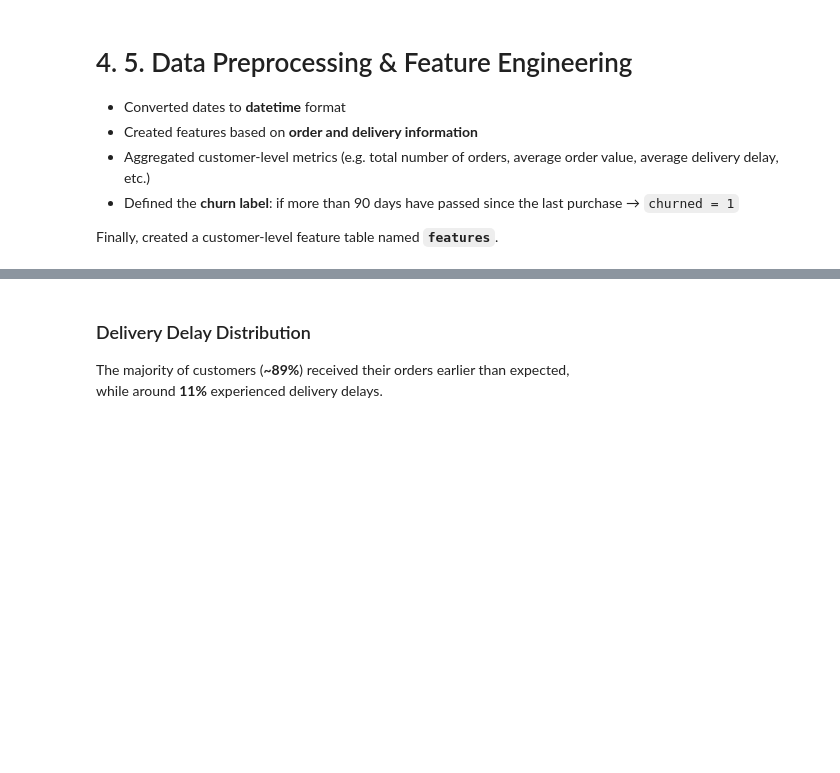
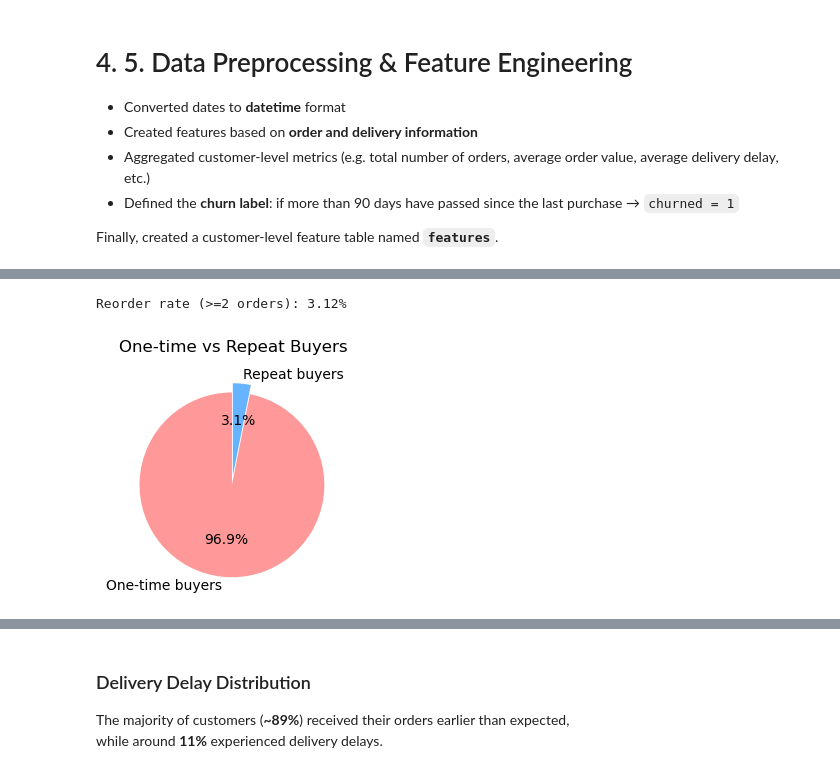
Before and after one commit to jameshan54/churn-prediction, a Jupyter notebook: notebooks/churn_prediction.ipynb, the cells around one changed output, grey strips where cells are left out. Cells and saved outputs as stored; diff of their text form; code cells hidden in the pictures; blank space fills up the shorter version.

```diff
--- a/notebooks/churn_prediction.ipynb
+++ b/notebooks/churn_prediction.ipynb
@@ -107,0 +94,12 @@ customer_orders = customer_orders.groupby("customer_unique_id").agg(
+# %%
+orders = orders.merge(
+    customers[["customer_id", "customer_unique_id"]],
+    on="customer_id", how="left"
+)
+
+customer_orders = orders.groupby("customer_unique_id").agg(
+    total_orders=("order_id", "nunique"),
+    last_order_date=("order_purchase_timestamp", "max")
+).reset_index()
+
+customer_orders.head()
@@ -110,3 +127,24 @@ customer_orders["total_orders"].value_counts()
 # %%
 reorder_rate = (customer_orders["total_orders"] > 1).mean()
 print(f"Reorder rate (>=2 orders): {reorder_rate:.2%}")
+# %% [output]
+Reorder rate (>=2 orders): 3.12%
+# %%
+import matplotlib.pyplot as plt
+
+labels = ["One-time buyers", "Repeat buyers"]
+sizes = [
+    (customer_orders["total_orders"] == 1).sum(),
+    (customer_orders["total_orders"] > 1).sum()
+]
+
+colors = ['#ff9999', '#66b3ff']
+explode = (0.1, 0)
+
+plt.figure(figsize=(3,3))
+plt.pie(sizes, labels=labels, autopct='%1.1f%%', startangle=90,
+        colors=colors, explode=explode)
+plt.title("One-time vs Repeat Buyers")
+plt.show()
+# %% [output]
+[figure, added]
```
Also changed, not shown: parts of 25 cells of this notebook, 1 other file.
